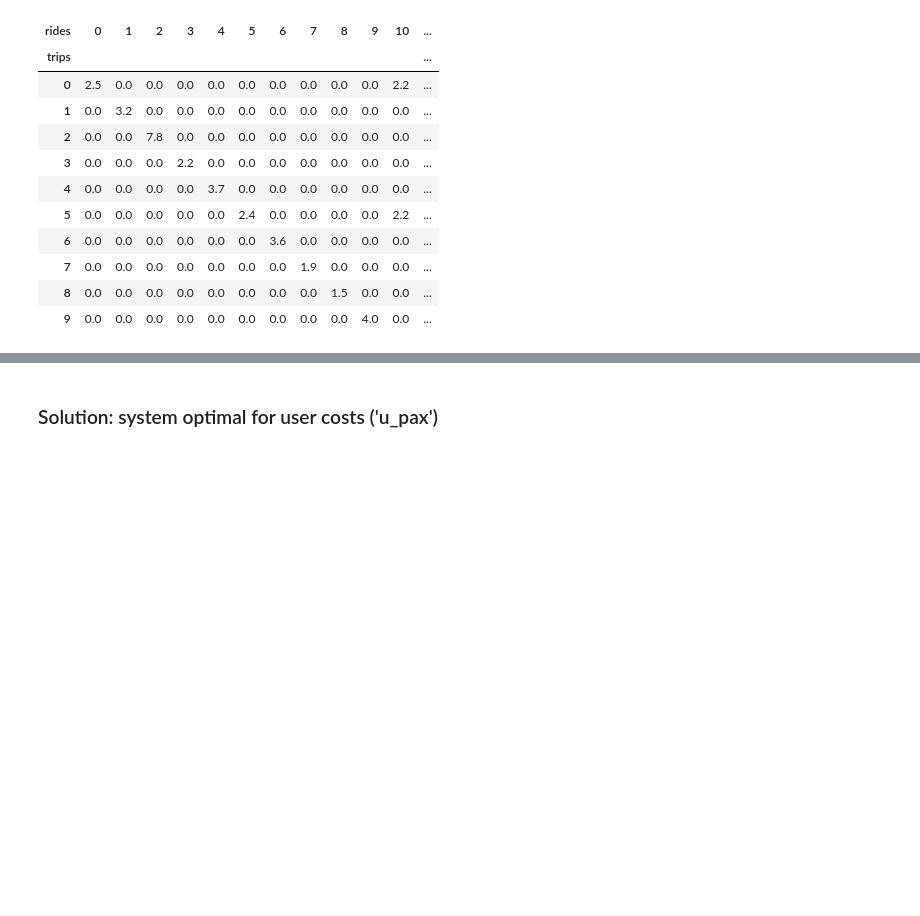
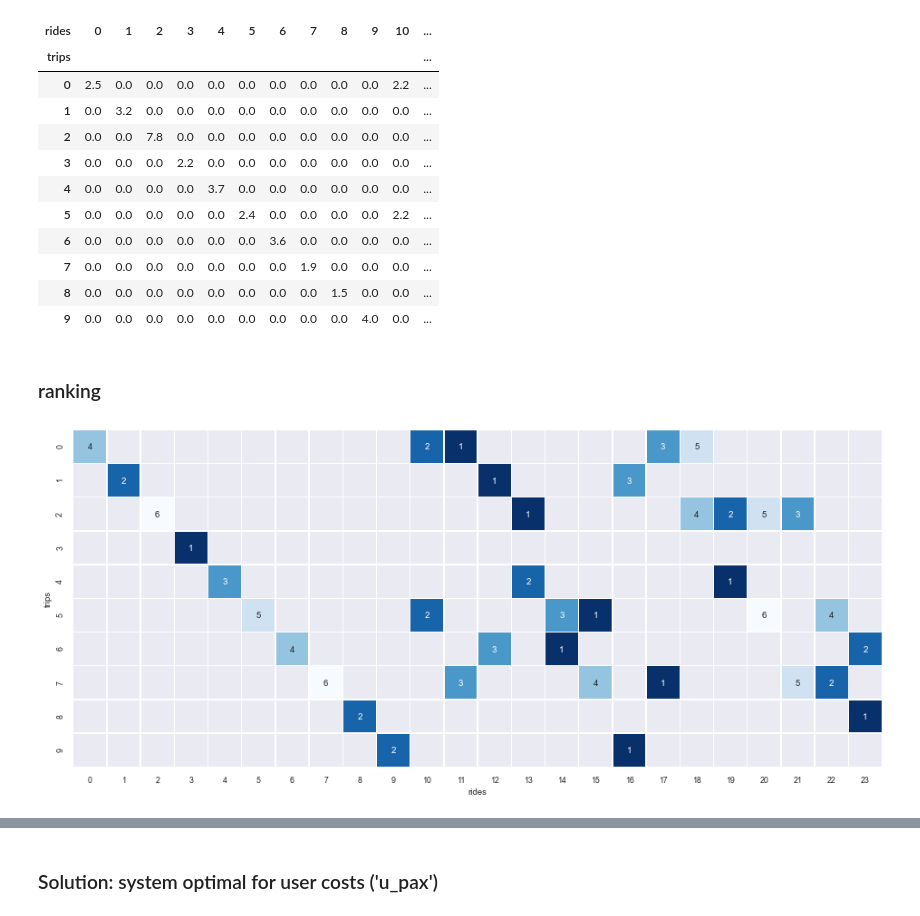
Before and after one commit to RafalKucharskiPK/ExMAS, a Jupyter notebook: ExMAS/spinoffs/game/toy.ipynb, the cells around one changed output, grey strips where cells are left out. Cells and saved outputs as stored; diff of their text form; code cells hidden in the pictures; blank space fills up the shorter version.

Commit message:
ranking and probs

```diff
--- a/ExMAS/spinoffs/game/toy.ipynb
+++ b/ExMAS/spinoffs/game/toy.ipynb
@@ -90,7 +95,8 @@ for col in m.columns:
     for l,i in enumerate(indexes):
         new_col[i] = u_paxes[l]
     m_user_costs[col] = new_col
-m_user_costs.round(1)
+m_user_costs = m_user_costs.round(1)
+m_user_costs
 # %% [output]
 | rides | 0 | 1 | 2 | 3 | 4 | 5 | 6 | 7 | 8 | 9 | 10 | ... |
 | trips |  |  |  |  |  |  |  |  |  |  |  | ... |
@@ -104,3 +110,12 @@ m_user_costs.round(1)
 | 7 | 0.0 | 0.0 | 0.0 | 0.0 | 0.0 | 0.0 | 0.0 | 1.9 | 0.0 | 0.0 | 0.0 | ... |
 | 8 | 0.0 | 0.0 | 0.0 | 0.0 | 0.0 | 0.0 | 0.0 | 0.0 | 1.5 | 0.0 | 0.0 | ... |
 | 9 | 0.0 | 0.0 | 0.0 | 0.0 | 0.0 | 0.0 | 0.0 | 0.0 | 0.0 | 4.0 | 0.0 | ... |
+# %% [markdown]
+### ranking
+# %%
+ranking = m_user_costs.replace(0, np.nan).rank(1, ascending = True, method = 'first')
+sns.set(font_scale=0.8)
+fig, ax = plt.subplots(figsize = (16,16))
+_ = sns.heatmap(ranking, annot=True, mask = m_user_costs == np.nan , cbar = False, ax = ax, square = True, cmap = 'Blues_r', linewidths=.5)
+# %% [output]
+[figure, added]
```
Also changed, not shown: parts of 3 cells of this notebook.
